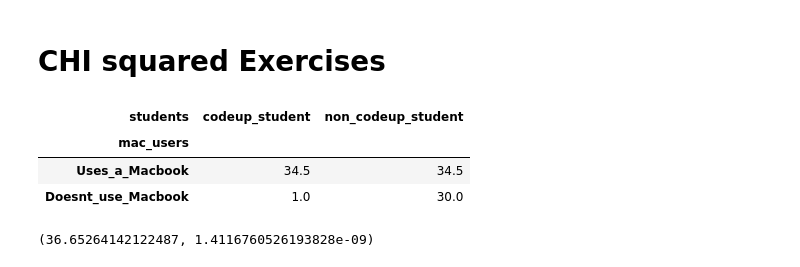
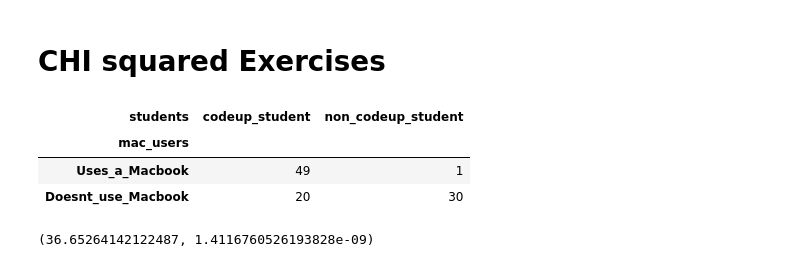
Before and after one commit to lincolnmuriithi11/statistics-exercises, a Jupyter notebook: hypothesis_testing.ipynb, the cells around one changed output. Cells and saved outputs as stored; diff of their text form; code cells hidden in the pictures.

```diff
--- a/hypothesis_testing.ipynb
+++ b/hypothesis_testing.ipynb
@@ -777,12 +777,12 @@ sns.relplot(data=sleep, x='Reaction', y='Days')
 # %% [markdown]
 # CHI squared Exercises
 # %%
-df = pd.DataFrame({"codeup_student":[34.5,1],"non_codeup_student":[34.5,30]}, index = ["Uses_a_Macbook", "Doesnt_use_Macbook"])
+df = pd.DataFrame({"codeup_student":[49,20],"non_codeup_student":[1,30]}, index = ["Uses_a_Macbook", "Doesnt_use_Macbook"])
 df.index.name = "mac_users"
 df.columns.name = "students"
 df
 # %% [output]
 | students | codeup_student | non_codeup_student |
 | mac_users |  |  |
-| Uses_a_Macbook | 34.5 | 34.5 |
-| Doesnt_use_Macbook | 1.0 | 30.0 |
+| Uses_a_Macbook | 49 | 1 |
+| Doesnt_use_Macbook | 20 | 30 |
```
Also changed, not shown: parts of 37 cells of this notebook.
